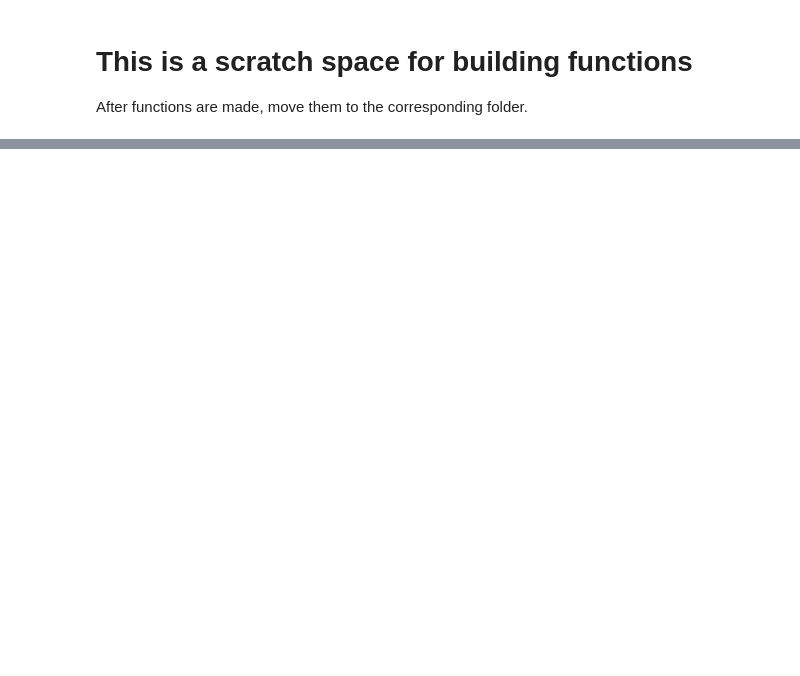
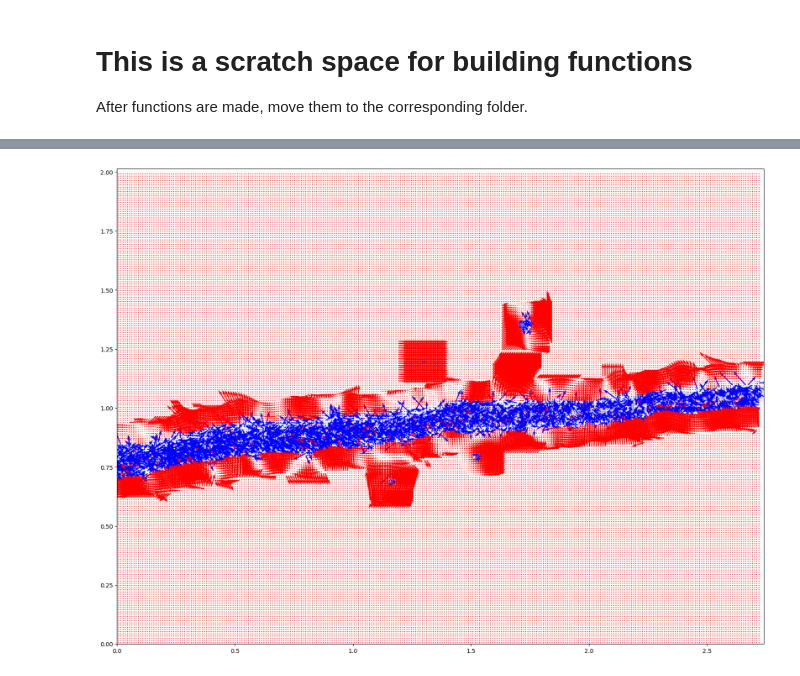
Before and after one commit to Staalduine/flow_analysis_comps, a Jupyter notebook: general_debug.ipynb, the cells around one changed output, grey strips where cells are left out. Drawn from its saved outputs; the diff is of its cells as text; code cells hidden in the pictures; blank space fills up the shorter version.

```diff
--- a/general_debug.ipynb
+++ b/general_debug.ipynb
@@ -116,10 +142,12 @@ fig.tight_layout()
 # %%
 fig, ax = plt.subplots(figsize=(20,20))
 tools.display_vector_field(
     Path('exp1_001.txt'),
     ax=ax, scaling_factor=1501/2,
-    scale=.8, # scale defines here the arrow length
+    scale=4, # scale defines here the arrow length
     width=0.0015, # width is the thickness of the arrow
     on_img=True, # overlay on the image
-    image_name= "/scratch-shared/amftrack_prod/test_data/20250122_Plate017/033/Img/Img_00000.tif",
+    image_name= frame_a_path,
 );
+# %% [output]
+[figure, added]
```
Also changed, not shown: parts of 4 cells of this notebook, 4 other files.
